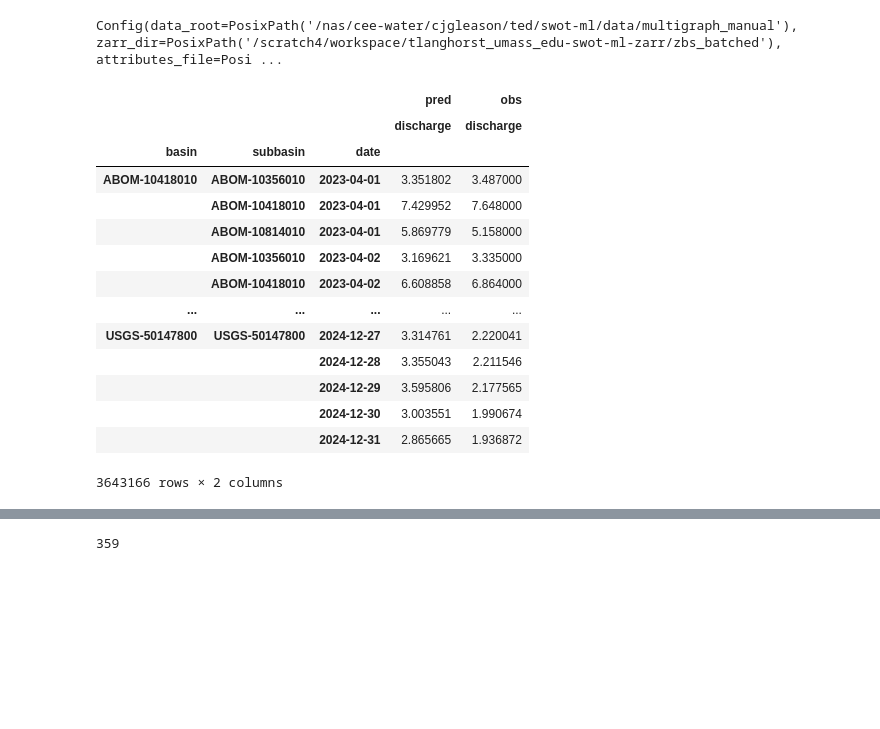
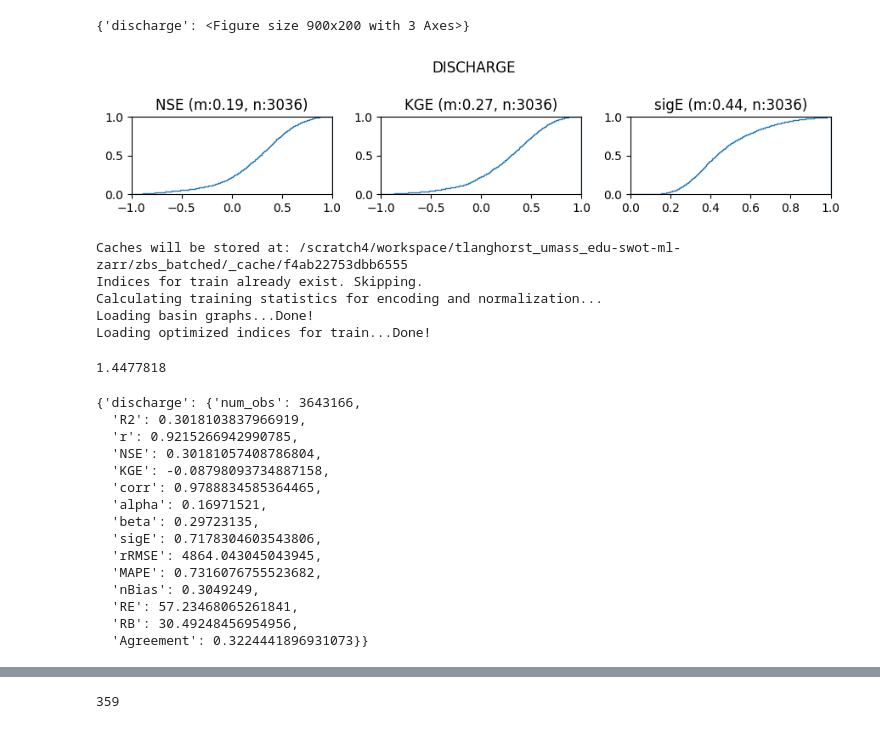
Before and after one commit to Fluvial-UMass/swot-ml, a Jupyter notebook: notebooks/multigraph_manual/plot_model.ipynb, the cells around one changed output, grey strips where cells are left out. Saved outputs shown, nothing was run; the diff lists cells and outputs as text; code cells hidden in the pictures; blank space fills up the shorter version.

```diff
--- a/notebooks/multigraph_manual/plot_model.ipynb
+++ b/notebooks/multigraph_manual/plot_model.ipynb
@@ -15,27 +39,21 @@ results = pd.read_parquet(run_dir / 'results' / 'train_results.parquet')
+# %%
+from evaluate.plots import basin_metric_histograms
+
+basin_metric_histograms(basin_m)
+# %% [output]
+{'discharge': <Figure size 900x200 with 3 Axes>}
+[figure, added]
 # %%
 import config, data
 cfg = config.Config.from_file(run_dir / 'config.json')
 # %%
 cache_mgr = data.DynamicCacheManager(cfg)
 train_cache_dir = cache_mgr.create_cache('train')
+dataset = data.CachedBasinGraphDataset(cfg, train_cache_dir, 'train')
 # %% [output]
-Config(data_root=PosixPath('/nas/cee-water/cjgleason/ted/swot-ml/data/multigraph_manual'), zarr_dir=PosixPath('/scratch4/workspace/tlanghorst_umass_edu-swot-ml-zarr/zbs_batched'), attributes_file=Posi ...
+Caches will be stored at: /scratch4/workspace/tlanghorst_umass_edu-swot-ml-zarr/zbs_batched/_cache/f4ab22753dbb6555
+Indices for train already exist. Skipping.
+Calculating training statistics for encoding and normalization...
+Loading basin graphs...Done!
+Loading optimized indices for train...Done!
-# %%
-results
-# %% [output]
-|  |  |  | pred | obs |
-|  |  |  | discharge | discharge |
-| basin | subbasin | date |  |  |
-| ABOM-10418010 | ABOM-10356010 | 2023-04-01 | 3.351802 | 3.487000 |
-|  | ABOM-10418010 | 2023-04-01 | 7.429952 | 7.648000 |
-|  | ABOM-10814010 | 2023-04-01 | 5.869779 | 5.158000 |
-|  | ABOM-10356010 | 2023-04-02 | 3.169621 | 3.335000 |
-|  | ABOM-10418010 | 2023-04-02 | 6.608858 | 6.864000 |
-| ... | ... | ... | ... | ... |
-| USGS-50147800 | USGS-50147800 | 2024-12-27 | 3.314761 | 2.220041 |
-|  |  | 2024-12-28 | 3.355043 | 2.211546 |
-|  |  | 2024-12-29 | 3.595806 | 2.177565 |
-|  |  | 2024-12-30 | 3.003551 | 1.990674 |
-|  |  | 2024-12-31 | 2.865665 | 1.936872 |
-3643166 rows × 2 columns
 # %%
@@ -45,0 +69,4 @@ residuals  = y_obs - y_pred
+# %%
+cf
+# %% [output]
+1.4477818
@@ -46 +77,20 @@ residuals  = y_obs - y_pred
+# %%
+new_metrics = get_all_metrics(new_results)
+new_metrics
+# %% [output]
+{'discharge': {'num_obs': 3643166,
+  'R2': 0.3018103837966919,
+  'r': 0.9215266942990785,
+  'NSE': 0.30181057408786804,
+  'KGE': -0.08798093734887158,
+  'corr': 0.9788834585364465,
+  'alpha': 0.16971521,
+  'beta': 0.29723135,
+  'sigE': 0.7178304603543806,
+  'rRMSE': 4864.043045043945,
+  'MAPE': 0.7316076755523682,
+  'nBias': 0.3049249,
+  'RE': 57.23468065261841,
+  'RB': 30.49248456954956,
+  'Agreement': 0.3224441896931073}}
 # %%
```
Also changed, not shown: parts of 14 cells of this notebook, 19 other files.
